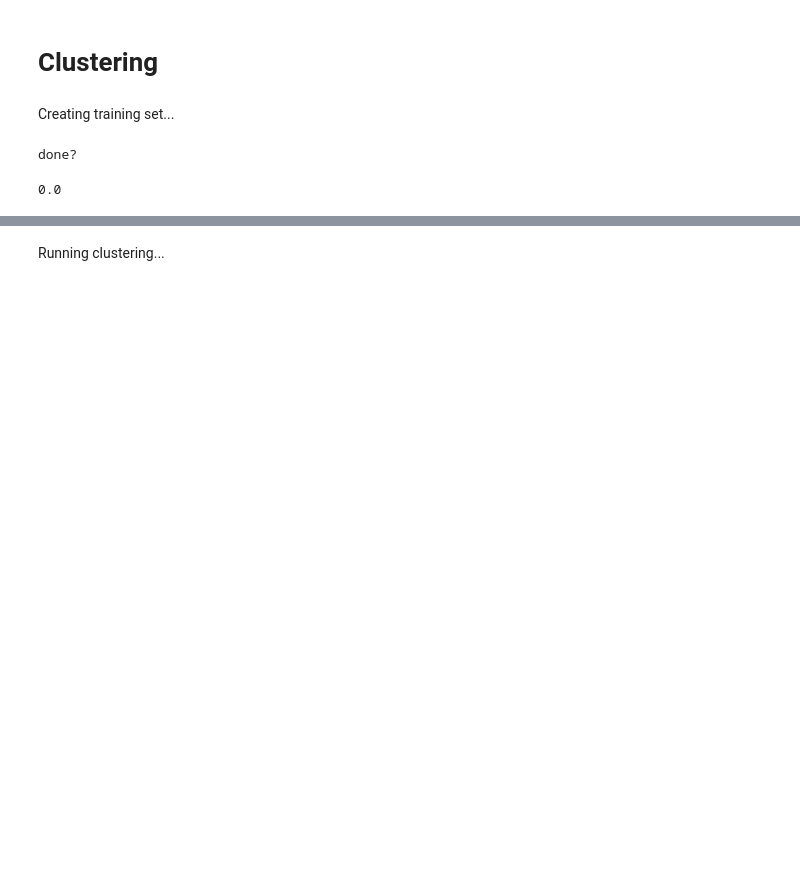
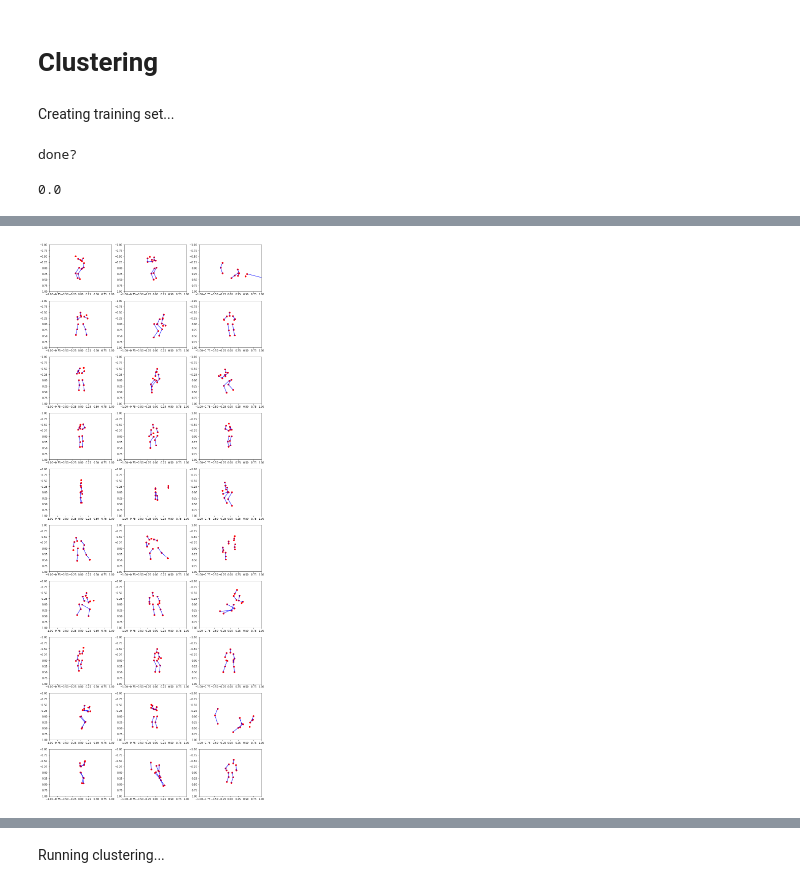
Before and after one commit to emmaleiner/Data-X-Everybody-DUNK-Now, a Jupyter notebook: clustering_panna.ipynb, the cells around one changed output, grey strips where cells are left out. Saved outputs shown, nothing was run; the diff lists cells and outputs as text; code cells hidden in the pictures; blank space fills up the shorter version.

```diff
--- a/clustering_panna.ipynb
+++ b/clustering_panna.ipynb
@@ -121,3 +139,30 @@ plt.axis([-1, 1, 1,-1])
+# %%
+#fig, ax = plt.subplots(10,3, figsize=(15,30))
+counter=1
+f = plt.figure(figsize=(15,40))
+for i in range(1,11):
+    for j in range(1,4):
+        f.add_subplot(10,3,counter)
+        skel = np.reshape(np.array(cluster_centers[counter-1]),(2,-1))
+
+        plt.plot(skel[0],skel[1],'ro')
+        plt.plot(skel[0][0:2],skel[1][0:2],'b-')
+        # left leg
+        plt.plot(skel[0][np.array([2,5])],skel[1][np.array([2,5])],'b-')
+        plt.plot(skel[0][np.array([4,5])],skel[1][np.array([4,5])],'b-')
+        # right leg
+        plt.plot(skel[0][np.array([8,11])],skel[1][np.array([8,11])],'b-')
+        plt.plot(skel[0][np.array([10,11])],skel[1][np.array([10,11])],'b-')
+        # left arm
+        plt.plot(skel[0][np.array([3,7])],skel[1][np.array([3,7])],'b-')
+        plt.plot(skel[0][np.array([3,6])],skel[1][np.array([3,6])],'b-')
+        # right arm
+        plt.plot(skel[0][np.array([9,12])],skel[1][np.array([9,12])],'b-')
+        plt.plot(skel[0][np.array([3,6])],skel[1][np.array([3,6])],'b-')
+        plt.axis([-1, 1, 1,-1])
+        counter += 1
+# %% [output]
+[figure, added]
 # %%
 kmeans.cluster_centers_[0]
 # %% [output]
```
Also changed, not shown: parts of 8 cells of this notebook.
